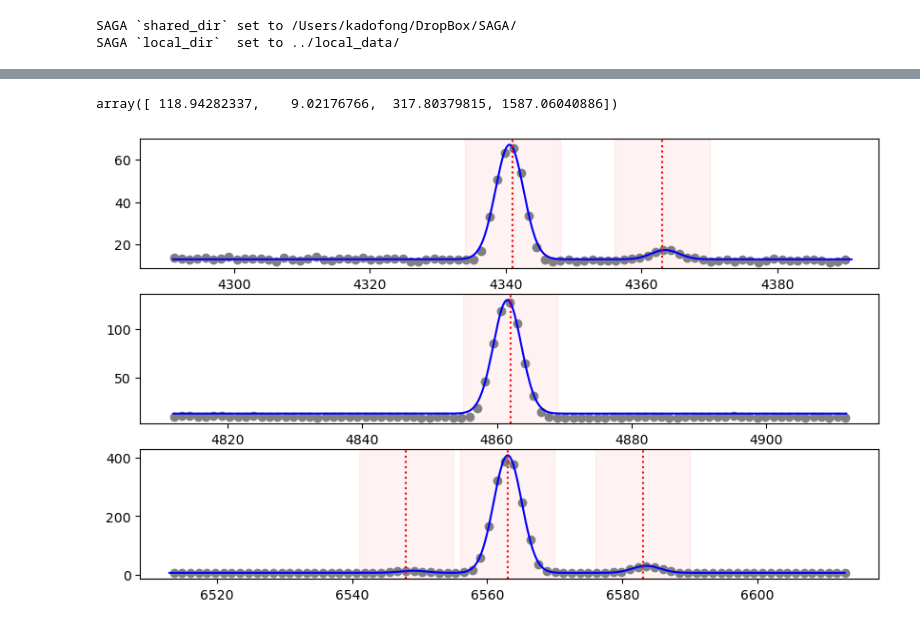
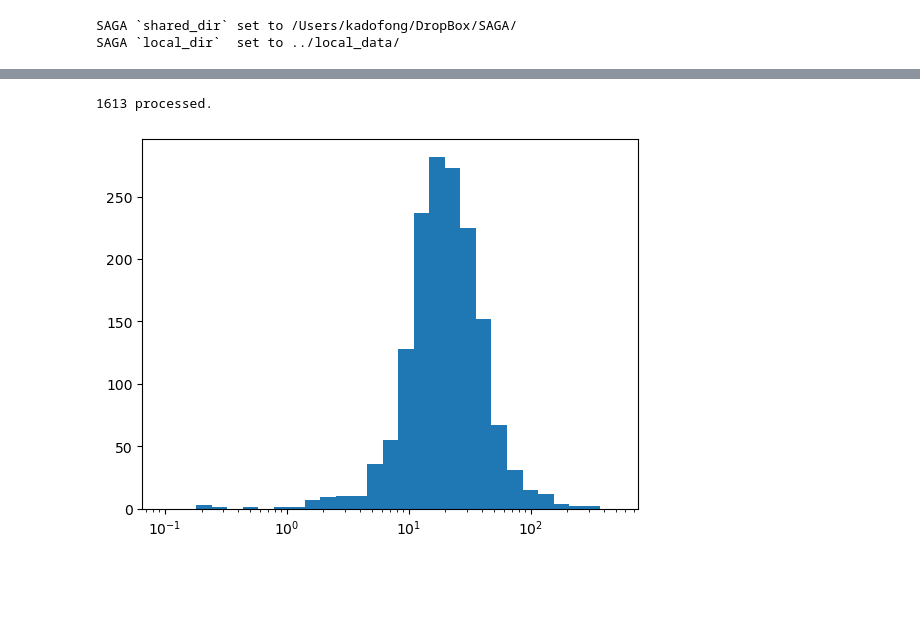
Before and after one commit to ekadofong/SAGAbg, a Jupyter notebook: notebooks/BetterLineFit.ipynb, the cells around one changed output, grey strips where cells are left out. Drawn from its saved outputs; the diff is of its cells as text; code cells hidden in the pictures; blank space fills up the shorter version.

```diff
--- a/notebooks/BetterLineFit.ipynb
+++ b/notebooks/BetterLineFit.ipynb
@@ -81,7 +37,0 @@ hits = np.in1d ( names, clean[has_sagaHA]['wordid'] )
-# %%
-haew_arr = np.zeros([hits.sum(), 2])
-for model_index, model_file in enumerate(computed[hits]):
-    model = np.genfromtxt(model_file)
-    fluxes = np.genfromtxt(model_file.replace('lineparamsNOABSORPTION', 'fluxes'))
-    haew_arr[model_index,0] = fluxes[0,3] / model[3]
-    haew_arr[model_index,1] = fluxes[2,3] / model[3]
@@ -186,22 +38,8 @@ line_fluxes = np.array([flux_arr,u_flux_arr.std(axis=0)])
-# %%
-line_fluxes[0]/line_fluxes[1]
-# %% [output]
-array([ 118.94282337,    9.02176766,  317.80379815, 1587.06040886])
-# %%
-fig, axarr = plt.subplots(3,1,figsize=(10,6))
-
-for ax_index,key in enumerate(['Hgamma','Hbeta','Halpha']):
-    line_wl=line_wavelengths[key]
-    ax = axarr[ax_index]
-    xs = np.arange(line_wl - windowwidth/2., line_wl + windowwidth/2.,.1)
-    in_transmission = abs(restwave-line_wl) <= (windowwidth/2.)
-    ax.plot ( restwave[in_transmission], flux[in_transmission], 'o',color='grey')
-    xlim = ax.get_xlim()
-    ax.plot ( xs, model_fit(xs), color='b')
-
-    for wv in line_wavelengths.values():
-        ax.axvline(wv, color='r', ls=':')
-        ax.axvspan(wv-linewidth/2.,wv+linewidth/2., color='r',alpha=0.05)
-    ax.set_xlim(xlim)
-# %% [output]
-[figure, removed]
+# %%
+import glob
+computed = np.array(glob.glob('../local_data/line_fits/*/*lineparamsNOABSORPTION.dat'))
+names = np.array([ x.split('/')[-2] for x in computed ] )
+print(f"{len(names)} processed.")
+has_sagaHA = clean['EW_Halpha']>0.
+# %% [output]
+1613 processed.
@@ -207,0 +48,12 @@ for ax_index,key in enumerate(['Hgamma','Hbeta','Halpha']):
+# %%
+haew_arr = np.zeros([len(computed), 2])
+for model_index, model_file in enumerate(computed):
+    model = np.genfromtxt(model_file)
+    fluxes = np.genfromtxt(model_file.replace('lineparamsNOABSORPTION', 'fluxes'))
+    haew_arr[model_index,0] = fluxes[0,3] / model[3]
+    #haew_arr[model_index,1] = line_fitting.ew_uncertainty ( fluxes[0,3], model[3],
+# %%
+plt.hist(haew_arr[:,0], bins=np.logspace(-1, np.log10(500.), 30))
+plt.xscale('log')
+# %% [output]
+[figure, added]
```
Also changed, not shown: parts of 41 cells of this notebook, 4 other files.
